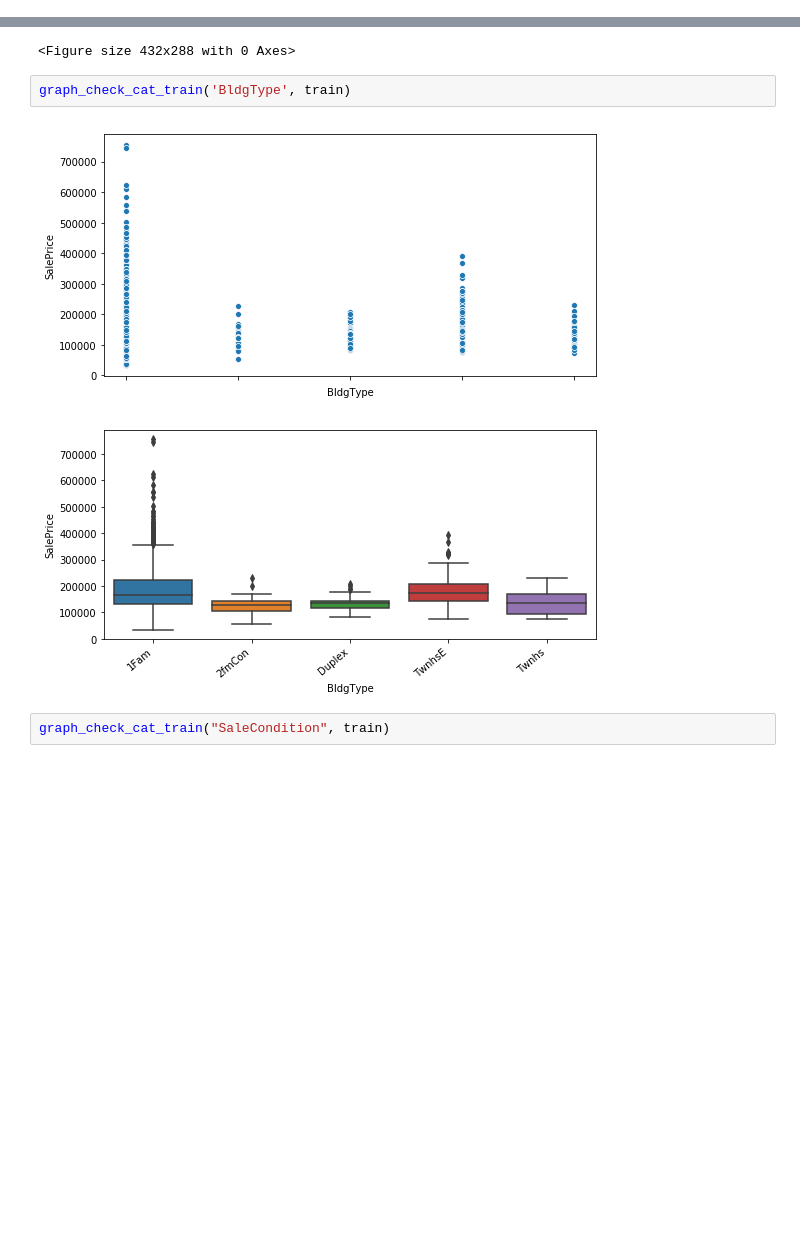
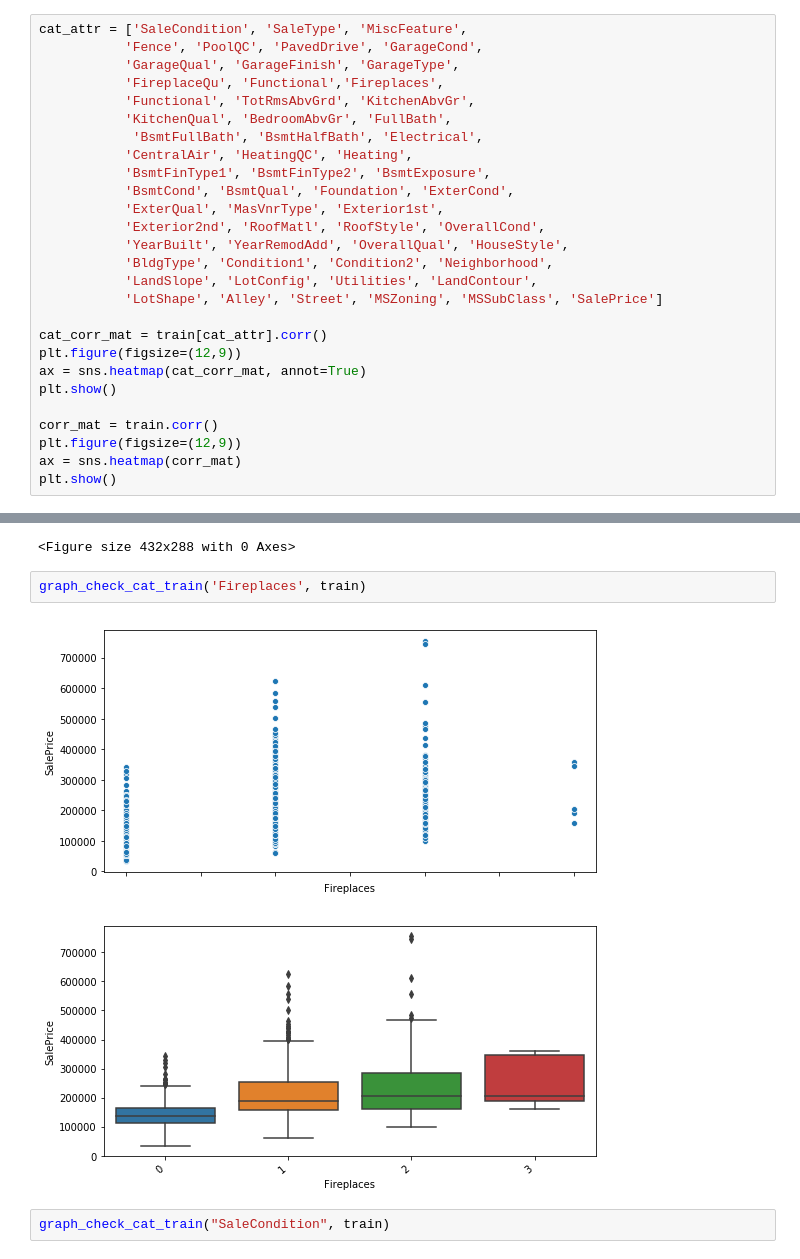
Before and after one commit to rahulnakre/Kaggle---House-Prices-Advanced-Regression-Techniques, a Jupyter notebook: analysis.ipynb, the cells around one changed output, grey strips where cells are left out. Cells and saved outputs as stored; diff of their text form; blank space fills up the shorter version.

```diff
--- a/analysis.ipynb
+++ b/analysis.ipynb
@@ -102,0 +125,27 @@ train.plot(kind="scatter", x="GrLivArea", y="SalePrice")
+# %%
+cat_attr = ['SaleCondition', 'SaleType', 'MiscFeature',
+           'Fence', 'PoolQC', 'PavedDrive', 'GarageCond',
+           'GarageQual', 'GarageFinish', 'GarageType',
+           'FireplaceQu', 'Functional','Fireplaces',
+           'Functional', 'TotRmsAbvGrd', 'KitchenAbvGr',
+           'KitchenQual', 'BedroomAbvGr', 'FullBath',
+            'BsmtFullBath', 'BsmtHalfBath', 'Electrical',
+           'CentralAir', 'HeatingQC', 'Heating',
+           'BsmtFinType1', 'BsmtFinType2', 'BsmtExposure',
+           'BsmtCond', 'BsmtQual', 'Foundation', 'ExterCond',
+           'ExterQual', 'MasVnrType', 'Exterior1st',
+           'Exterior2nd', 'RoofMatl', 'RoofStyle', 'OverallCond',
+           'YearBuilt', 'YearRemodAdd', 'OverallQual', 'HouseStyle',
+           'BldgType', 'Condition1', 'Condition2', 'Neighborhood',
+           'LandSlope', 'LotConfig', 'Utilities', 'LandContour',
+           'LotShape', 'Alley', 'Street', 'MSZoning', 'MSSubClass', 'SalePrice']
+
+cat_corr_mat = train[cat_attr].corr()
+plt.figure(figsize=(12,9))
+ax = sns.heatmap(cat_corr_mat, annot=True)
+plt.show()
+
+corr_mat = train.corr()
+plt.figure(figsize=(12,9))
+ax = sns.heatmap(corr_mat)
+plt.show()
@@ -139,10 +191,10 @@ graph_check_cat_train('Neighborhood', train)
 [figure]
 <Figure size 432x288 with 0 Axes>
 # %%
-graph_check_cat_train('BldgType', train)
+graph_check_cat_train('Fireplaces', train)
 # %% [output]
-[figure, old version]
+[figure, new version]
-[figure, old version]
+[figure, new version]
 # %%
 graph_check_cat_train("SaleCondition", train)
 # %% [output]
```
Also changed, not shown: parts of 25 cells of this notebook.
